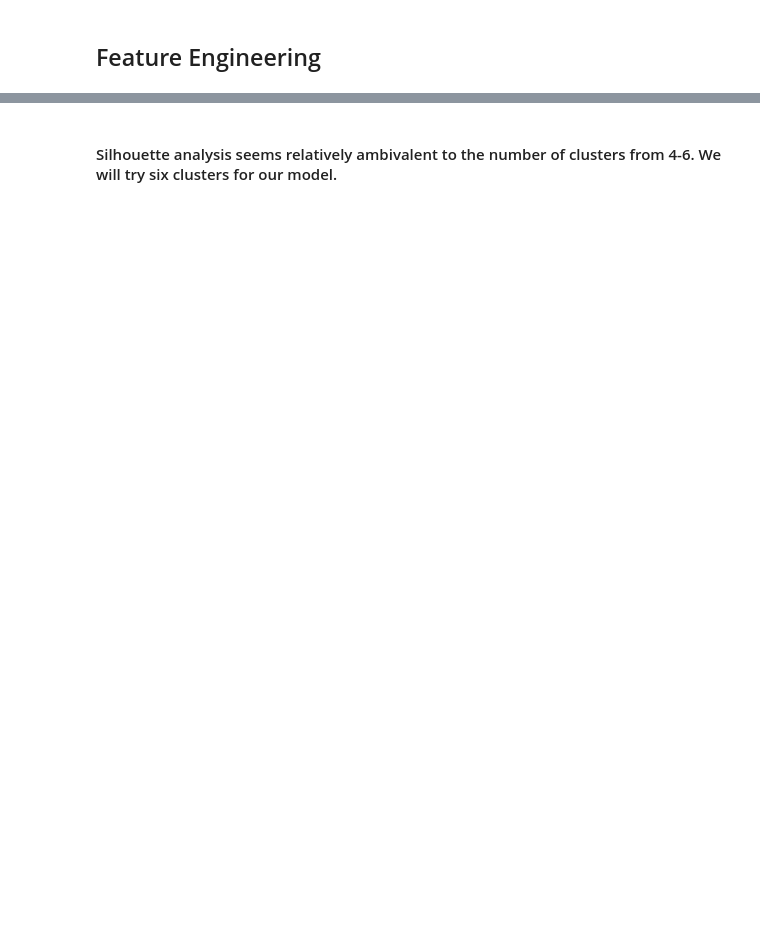
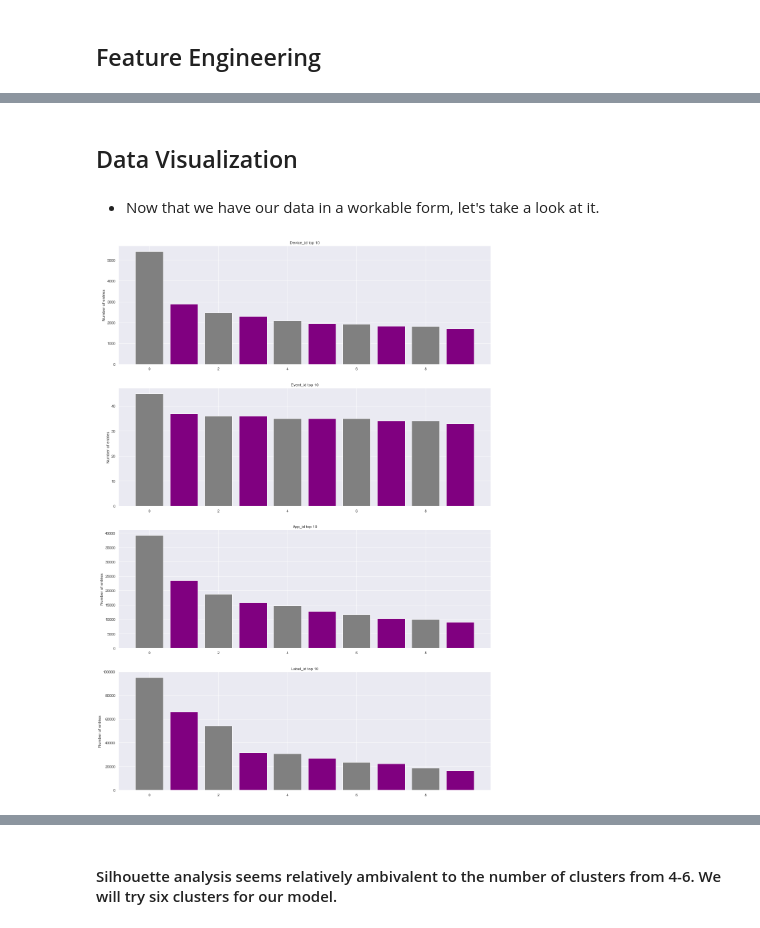
Before and after one commit to jlolavesen/thinkful, a Jupyter notebook: Final_Capstone.ipynb, the cells around one changed output, grey strips where cells are left out. Drawn from its saved outputs; the diff is of its cells as text; code cells hidden in the pictures; blank space fills up the shorter version.

```diff
--- a/Final_Capstone.ipynb
+++ b/Final_Capstone.ipynb
@@ -311,0 +350,33 @@ print("--- %s seconds ---" % (time.time() - start_time))
+# %%
+#df_smaller_downsampled.to_csv(path_or_buf='Data/talkingdata/df_smaller_downsampled.csv')
+df_smaller_downsampled=(pd.read_csv('Data/talkingdata/these_features.csv'))
+# %% [markdown]
+## Data Visualization
+# %% [markdown]
+- Now that we have our data in a workable form, let's take a look at it.
+# %%
+plt.figure(figsize=(20,30))
+
+plt.subplot(4,1,1)
+plt.title("Device_id top 10")
+plt.ylabel('Number of entries')
+plt.bar(np.arange(10), df_smaller_downsampled['device_id'].value_counts().head(10), color=("grey","purple"))
+
+plt.subplot(4,1,2)
+plt.title("Event_id top 10")
+plt.ylabel('Number of entries')
+plt.bar(np.arange(10), df_smaller_downsampled['event_id'].value_counts().head(10), color=("grey","purple"))
+
+plt.subplot(4,1,3)
+plt.title("App_id top 10")
+plt.ylabel('Number of entries')
+plt.bar(np.arange(10), df_smaller_downsampled['app_id'].value_counts().head(10), color=("grey","purple"))
+
+plt.subplot(4,1,4)
+plt.title("Label_id top 10")
+plt.ylabel('Number of entries')
+plt.bar(np.arange(10), df_smaller_downsampled['label_id'].value_counts().head(10), color=("grey","purple"))
+
+plt.show()
+# %% [output]
+[figure, added]
```
Also changed, not shown: parts of 212 cells of this notebook.
